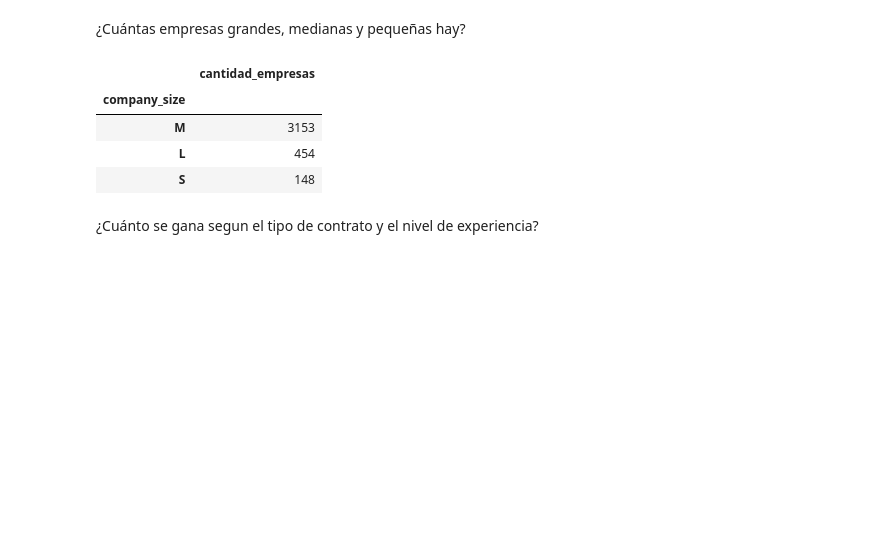
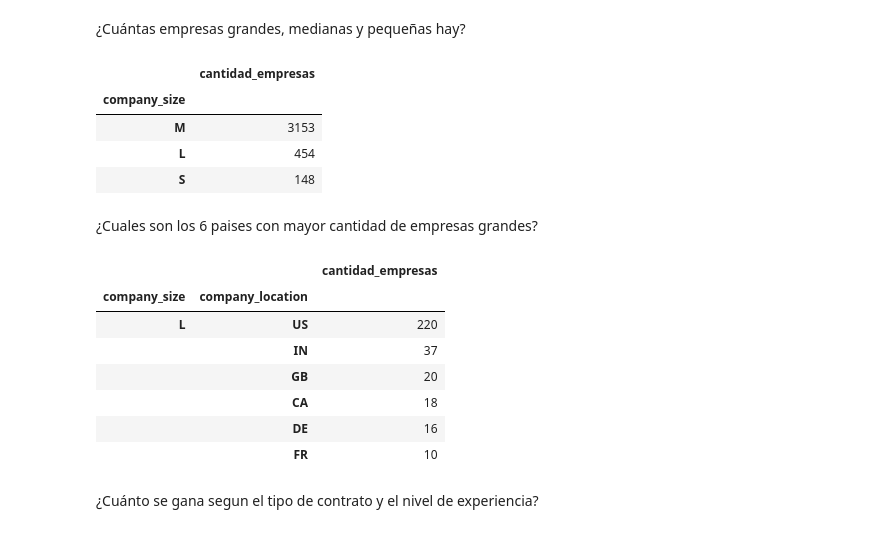
Before and after one commit to Germandcont/Data-Science---Salary-, a Jupyter notebook: Cuaderno/ds.ipynb, the cells around one changed output. Saved outputs shown, nothing was run; the diff lists cells and outputs as text; code cells hidden in the pictures; blank space fills up the shorter version.

```diff
--- a/Cuaderno/ds.ipynb
+++ b/Cuaderno/ds.ipynb
@@ -195,6 +195,19 @@ df.groupby("company_size").agg({"company_size" : "count"}).rename(columns={"comp
 | M | 3153 |
 | L | 454 |
 | S | 148 |
+# %% [markdown]
+¿Cuales son los 6 paises con mayor cantidad de empresas grandes?
+# %%
+df[df["company_size"] == "L"].groupby(["company_size","company_location"]).agg({"company_size" : "count"}).rename(columns={"company_size": "cantidad_empresas"}).sort_values(by=["cantidad_empresas"], ascending=False).head(6)
+# %% [output]
+|  |  | cantidad_empresas |
+| company_size | company_location |  |
+| L | US | 220 |
+|  | IN | 37 |
+|  | GB | 20 |
+|  | CA | 18 |
+|  | DE | 16 |
+|  | FR | 10 |
 # %% [markdown]
 ¿Cuánto se gana segun el tipo de contrato y el nivel de experiencia?
 # %%
```
Also changed, not shown: parts of 2 cells of this notebook.
